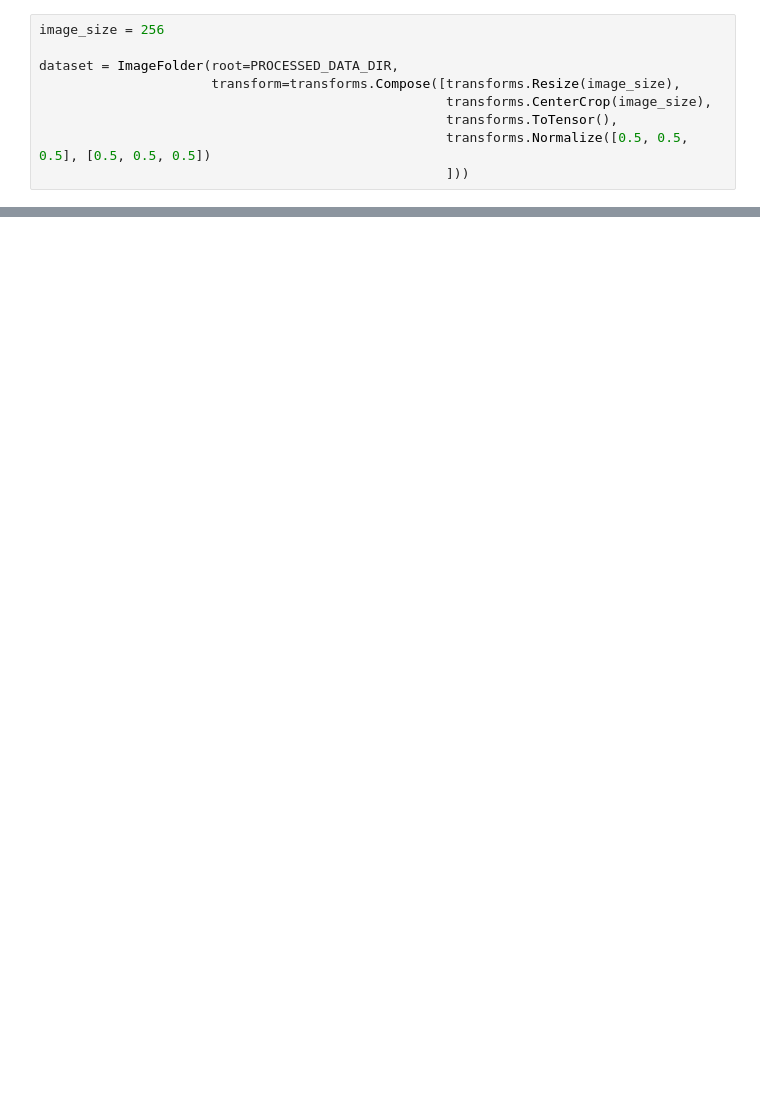
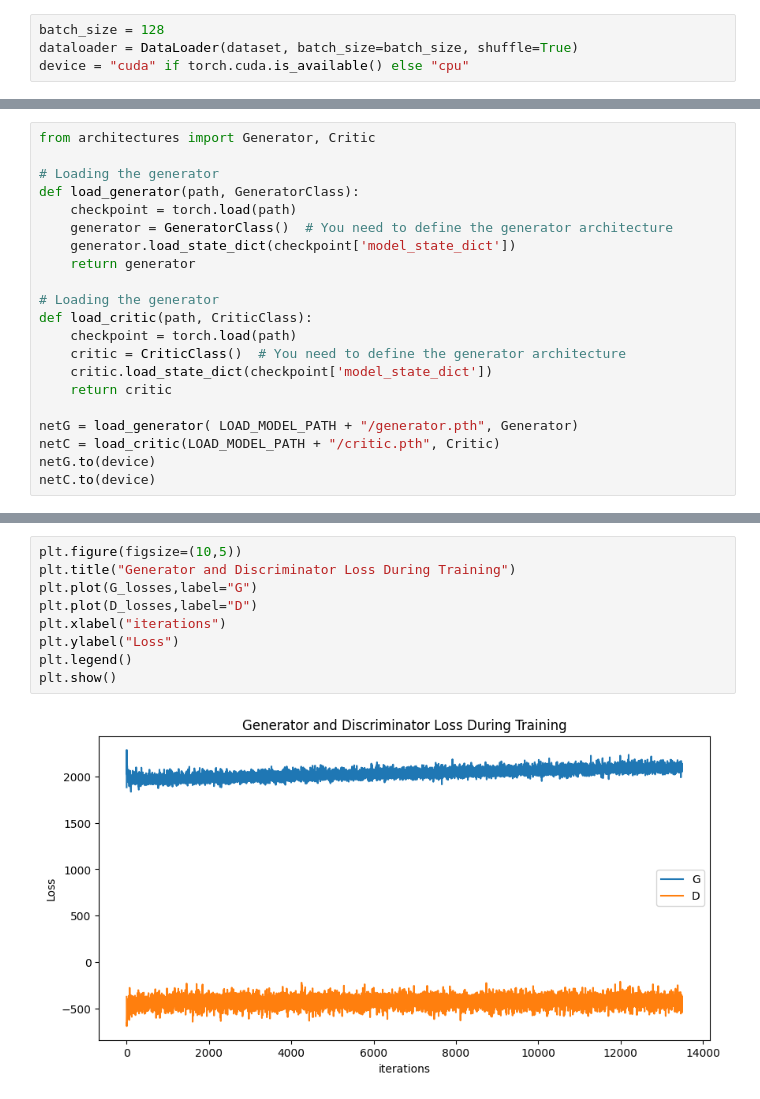
Before and after one commit to dtiourine/ai-art-generator, a Jupyter notebook: ml/notebooks/training_further.ipynb, the cells around one changed output, grey strips where cells are left out. Cells and saved outputs as stored; diff of their text form; blank space fills up the shorter version.

```diff
--- a/ml/notebooks/training_further.ipynb
+++ b/ml/notebooks/training_further.ipynb
@@ -19,9 +31,4 @@ from art_generator.config import PROCESSED_DATA_DIR
 # %%
-image_size = 256
-
-dataset = ImageFolder(root=PROCESSED_DATA_DIR,
-                      transform=transforms.Compose([transforms.Resize(image_size),
-                                                    transforms.CenterCrop(image_size),
-                                                    transforms.ToTensor(),
-                                                    transforms.Normalize([0.5, 0.5, 0.5], [0.5, 0.5, 0.5])
-                                                    ]))
+batch_size = 128
+dataloader = DataLoader(dataset, batch_size=batch_size, shuffle=True)
+device = "cuda" if torch.cuda.is_available() else "cpu"
@@ -29,0 +35,21 @@ FileNotFoundError: [WinError 3] The system cannot find the path specified: 'C:\\
+# %%
+from architectures import Generator, Critic
+
+# Loading the generator
+def load_generator(path, GeneratorClass):
+    checkpoint = torch.load(path)
+    generator = GeneratorClass()  # You need to define the generator architecture
+    generator.load_state_dict(checkpoint['model_state_dict'])
+    return generator
+
+# Loading the generator
+def load_critic(path, CriticClass):
+    checkpoint = torch.load(path)
+    critic = CriticClass()  # You need to define the generator architecture
+    critic.load_state_dict(checkpoint['model_state_dict'])
+    return critic
+
+netG = load_generator( LOAD_MODEL_PATH + "/generator.pth", Generator)
+netC = load_critic(LOAD_MODEL_PATH + "/critic.pth", Critic)
+netG.to(device)
+netC.to(device)
@@ -29,0 +235,11 @@ FileNotFoundError: [WinError 3] The system cannot find the path specified: 'C:\\
+# %%
+plt.figure(figsize=(10,5))
+plt.title("Generator and Discriminator Loss During Training")
+plt.plot(G_losses,label="G")
+plt.plot(D_losses,label="D")
+plt.xlabel("iterations")
+plt.ylabel("Loss")
+plt.legend()
+plt.show()
+# %% [output]
+[figure, added]
```
Also changed, not shown: parts of 9 cells of this notebook, 1 other file.
